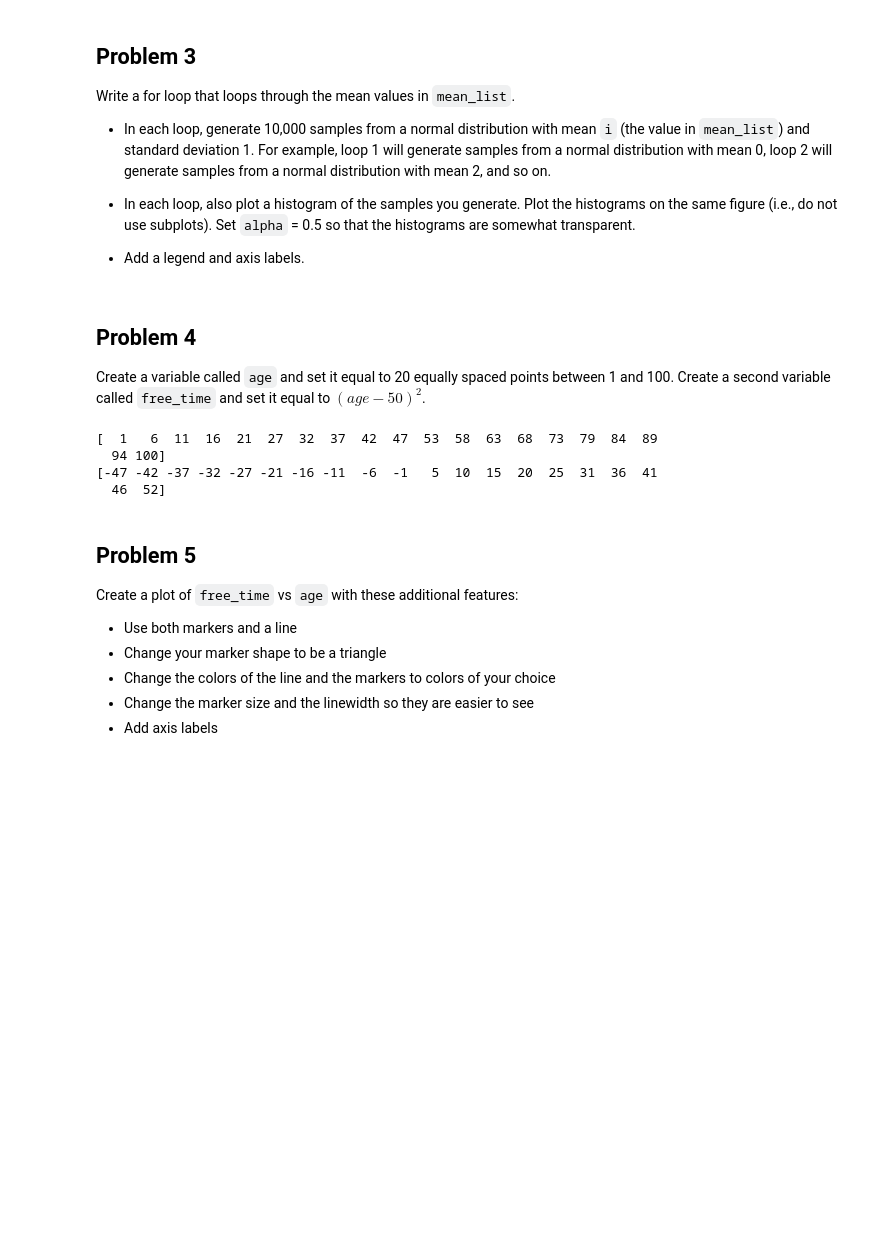
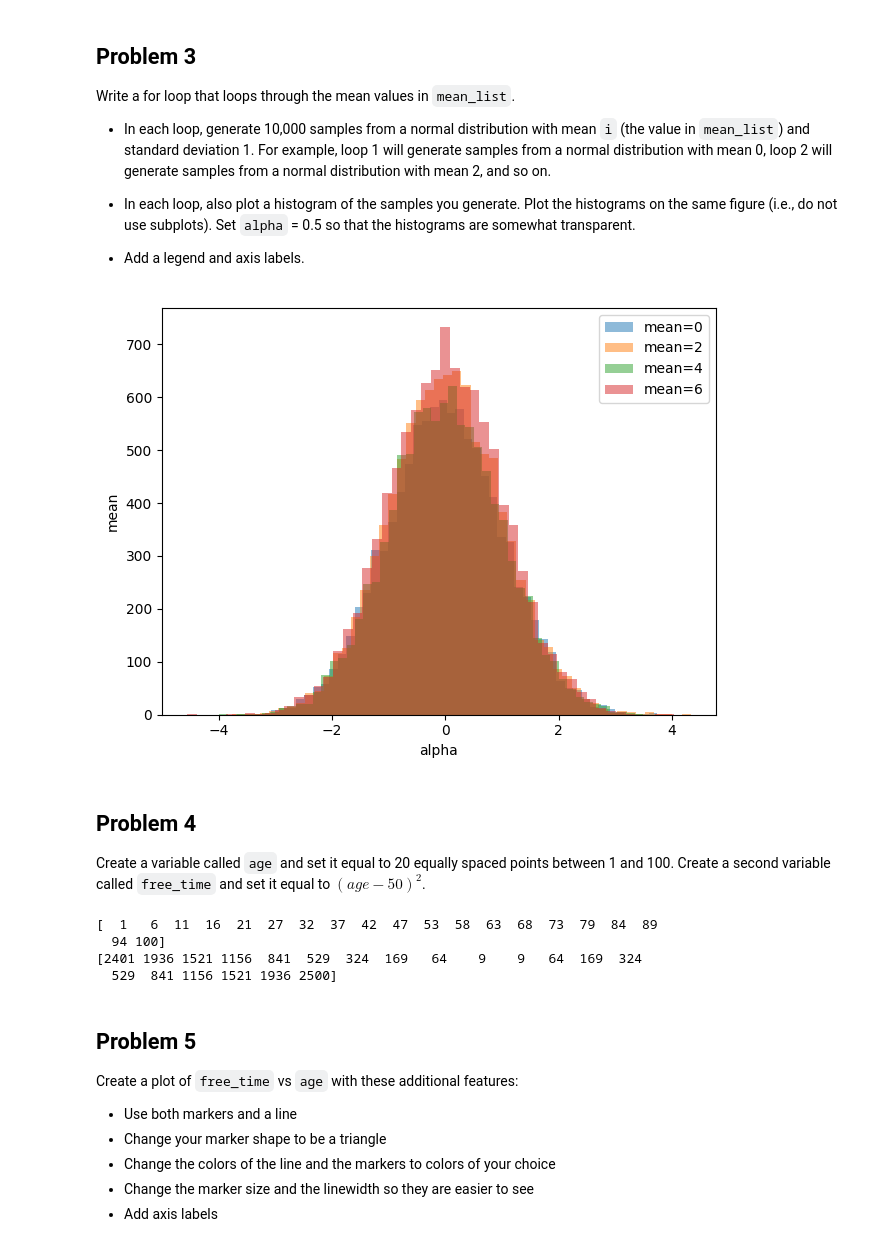
Before and after one commit to test-ds-21/stephanie465337___Data-Science-Portfolio-C21, a Jupyter notebook: Exercises/Advanced/101-Numpy.and.Plotting.Exercise.ipynb, the cells around one changed output. Cells and saved outputs as stored; diff of their text form; code cells hidden in the pictures; blank space fills up the shorter version.

```diff
--- a/Exercises/Advanced/101-Numpy.and.Plotting.Exercise.ipynb
+++ b/Exercises/Advanced/101-Numpy.and.Plotting.Exercise.ipynb
@@ -33,3 +31,16 @@ for x in mean_list:
+# %%
+for i in mean_list:
+  samples = np.random.normal(0,1,10000)
+  plt.hist(samples, bins=50, alpha=0.5, label=f'mean={i}')
+
+plt.xlabel('alpha')
+plt.ylabel('mean')
+plt.legend()
+
+plt.tight_layout()
+plt.show()
+# %% [output]
+[figure, added]
 # %% [markdown]
 
 ## Problem 4
@@ -37,15 +48,15 @@ for x in mean_list:
 Create a variable called `age` and set it equal to 20 equally spaced points between 1 and 100. Create a second variable called `free_time` and set it equal to $(age-50)^2$.
 # %%
 age = np.linspace(1,100, 20, dtype=int)
-free_time = (age - (50^2))
+free_time = (age - 50)**2
 
 print(age)
 print(free_time)
 # %% [output]
 [  1   6  11  16  21  27  32  37  42  47  53  58  63  68  73  79  84  89
   94 100]
-[-47 -42 -37 -32 -27 -21 -16 -11  -6  -1   5  10  15  20  25  31  36  41
-  46  52]
+[2401 1936 1521 1156  841  529  324  169   64    9    9   64  169  324
+  529  841 1156 1521 1936 2500]
 # %% [markdown]
 ## Problem 5
 
```
Also changed, not shown: parts of 6 cells of this notebook.
